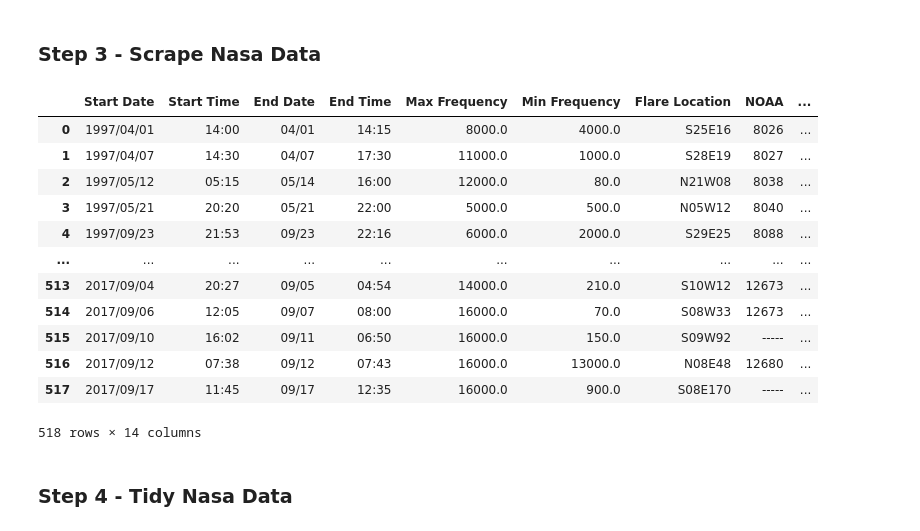
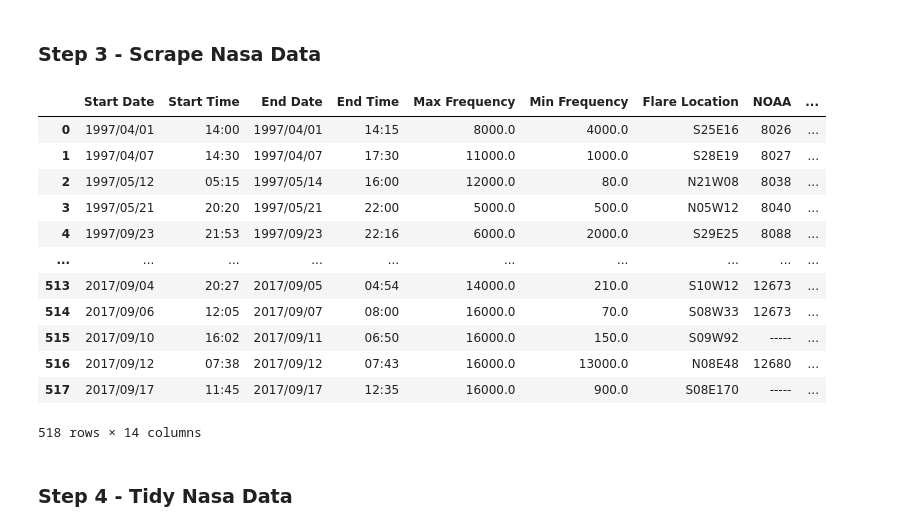
Before and after one commit to vasanth16/DSProjects, a Jupyter notebook: project1.ipynb, the cells around one changed output. Saved outputs shown, nothing was run; the diff lists cells and outputs as text; code cells hidden in the pictures.

```diff
--- a/project1.ipynb
+++ b/project1.ipynb
@@ -31,10 +31,10 @@ content = response.content # sets the content of the response
 a = BeautifulSoup(content) # create a beautifulsoup object for the content
 a.prettify() # prettify it
 solarTable = a.find('table') # finds the table on the website
-table = pd.read_html(solarTable.prettify()) # converts html table into pandas df
-table=table[0]
-table.columns = ['rank','x_class', 'date', 'region' ,'start_time', 'max_time', 'end_time', 'movie'] # sets columns
-table
+dfSolar = pd.read_html(solarTable.prettify()) # converts html table into pandas df
+dfSolar=dfSolar[0]
+dfSolar.columns = ['rank','x_class', 'date', 'region' ,'start_time', 'max_time', 'end_time', 'movie'] # sets columns
+dfSolar
 # %% [output]
 |  | rank | x_class | date | region | start_time | max_time | end_time | movie |
 | 0 | 1 | X28+ | 2003/11/04 | 486 | 19:29 | 19:53 | 20:06 | Movie View archive |
@@ -60,25 +60,25 @@ del table['movie'] # cuts 'movie' column
 # %%
 import datetime
-iterr = table.iterrows() # sets up iterator for table
+iterr = dfSolar.iterrows() # sets up iterator for table
 for i,row in iterr: # loops through rows
 
     temp = row['start_time'] + ' '+ row['date'] # create one string with both start time and date
     startDatetime = pd.to_datetime(temp) # convert string into a datetime object
-    table.loc[i,'start_time'] = startDatetime # uses current row index to replace time with datetime object
+    dfSolar.loc[i,'start_time'] = startDatetime # uses current row index to replace time with datetime object
 
     temp = row['max_time'] + ' '+ row['date'] # repeats replacement for all types of times
     maxDatetime = pd.to_datetime(temp)
-    table.loc[i,'max_time'] = maxDatetime
+    dfSolar.loc[i,'max_time'] = maxDatetime
 
     temp = row['end_time'] + ' '+ row['date']
     endDatetime = pd.to_datetime(temp)
-    table.loc[i,'end_time'] = endDatetime
+    dfSolar.loc[i,'end_time'] = endDatetime
 
-table = table.drop(columns=['date'], axis=1) # drops date column since no longer needed
-table = table.rename(columns={"start_time": "start_datetime", "max_time": "max_datetime", "end_time": "end_datetime"}, errors="raise")
+dfSolar = dfSolar.drop(columns=['date'], axis=1) # drops date column since no longer needed
+dfSolar = dfSolar.rename(columns={"start_time": "start_datetime", "max_time": "max_datetime", "end_time": "end_datetime"}, errors="raise")
 # renames columns ^
-table = table[['rank','x_class','start_datetime','max_datetime','end_datetime','region']] # rearrange columns
-table
+dfSolar = dfSolar[['rank','x_class','start_datetime','max_datetime','end_datetime','region']] # rearrange columns
+dfSolar
 # %% [output]
 |  | rank | x_class | start_datetime | max_datetime | end_datetime | region |
 | 0 | 1 | X28+ | 2003-11-04 19:29:00 | 2003-11-04 19:53:00 | 2003-11-04 20:06:00 | 486 |
@@ -157,47 +157,56 @@ for i in s:
 
     temp = re.sub(r'href[^<]+>', '', b[5])
     noLinkMin = re.sub(r'</a>','', temp)
     if noLinkMin != '????':
         noLinkMin = int(noLinkMin)
     else:
         noLinkMin = np.nan
 
     tempCME = re.sub(r'href[^<]+>', '', b[9])
     noLinkCME = re.sub(r'</a>','', tempCME)
 
     tempSpeed = re.sub(r'href[^<]+>', '', b[13])
     noLinkSpeed = re.sub(r'</a>','', tempSpeed)
 
+    imp = b[8]
+    if imp[-1] == '.':
+        imp = imp[:-1] + '+'
+
+    year = b[0][0:4]
+    enddate = year + '/'+ b[2]
+
+    cmeDate = year + '/' + noLinkCME
+
     insertRow = pd.Series({"Start Date": b[0],
                        "Start Time": b[1],
-                       "End Date": b[2],
+                       "End Date": enddate,
                        "End Time": b[3],
                        "Max Frequency": noLinkMax,
                        "Min Frequency": noLinkMin,
                        "Flare Location": b[6],
                        "NOAA": b[7],
-                       "Imp": b[8],
-                       "CME Date": noLinkCME,
+                       "Imp": imp,
+                       "CME Date": cmeDate,
                        "CME Time": b[10],
                        "CPA": b[11],
                        "Width": b[12],
                        "Speed": noLinkSpeed
                       })
     dfNasa = dfNasa.append(insertRow, ignore_index=True)
 dfNasa
 # %% [output]
 |  | Start Date | Start Time | End Date | End Time | Max Frequency | Min Frequency | Flare Location | NOAA | ... |
-| 0 | 1997/04/01 | 14:00 | 04/01 | 14:15 | 8000.0 | 4000.0 | S25E16 | 8026 | ... |
-| 1 | 1997/04/07 | 14:30 | 04/07 | 17:30 | 11000.0 | 1000.0 | S28E19 | 8027 | ... |
-| 2 | 1997/05/12 | 05:15 | 05/14 | 16:00 | 12000.0 | 80.0 | N21W08 | 8038 | ... |
-| 3 | 1997/05/21 | 20:20 | 05/21 | 22:00 | 5000.0 | 500.0 | N05W12 | 8040 | ... |
-| 4 | 1997/09/23 | 21:53 | 09/23 | 22:16 | 6000.0 | 2000.0 | S29E25 | 8088 | ... |
+| 0 | 1997/04/01 | 14:00 | 1997/04/01 | 14:15 | 8000.0 | 4000.0 | S25E16 | 8026 | ... |
+| 1 | 1997/04/07 | 14:30 | 1997/04/07 | 17:30 | 11000.0 | 1000.0 | S28E19 | 8027 | ... |
+| 2 | 1997/05/12 | 05:15 | 1997/05/14 | 16:00 | 12000.0 | 80.0 | N21W08 | 8038 | ... |
+| 3 | 1997/05/21 | 20:20 | 1997/05/21 | 22:00 | 5000.0 | 500.0 | N05W12 | 8040 | ... |
+| 4 | 1997/09/23 | 21:53 | 1997/09/23 | 22:16 | 6000.0 | 2000.0 | S29E25 | 8088 | ... |
 | ... | ... | ... | ... | ... | ... | ... | ... | ... | ... |
-| 513 | 2017/09/04 | 20:27 | 09/05 | 04:54 | 14000.0 | 210.0 | S10W12 | 12673 | ... |
-| 514 | 2017/09/06 | 12:05 | 09/07 | 08:00 | 16000.0 | 70.0 | S08W33 | 12673 | ... |
-| 515 | 2017/09/10 | 16:02 | 09/11 | 06:50 | 16000.0 | 150.0 | S09W92 | ----- | ... |
-| 516 | 2017/09/12 | 07:38 | 09/12 | 07:43 | 16000.0 | 13000.0 | N08E48 | 12680 | ... |
-| 517 | 2017/09/17 | 11:45 | 09/17 | 12:35 | 16000.0 | 900.0 | S08E170 | ----- | ... |
+| 513 | 2017/09/04 | 20:27 | 2017/09/05 | 04:54 | 14000.0 | 210.0 | S10W12 | 12673 | ... |
+| 514 | 2017/09/06 | 12:05 | 2017/09/07 | 08:00 | 16000.0 | 70.0 | S08W33 | 12673 | ... |
+| 515 | 2017/09/10 | 16:02 | 2017/09/11 | 06:50 | 16000.0 | 150.0 | S09W92 | ----- | ... |
+| 516 | 2017/09/12 | 07:38 | 2017/09/12 | 07:43 | 16000.0 | 13000.0 | N08E48 | 12680 | ... |
+| 517 | 2017/09/17 | 11:45 | 2017/09/17 | 12:35 | 16000.0 | 900.0 | S08E170 | ----- | ... |
 518 rows × 14 columns
 # %% [markdown]
 ### Step 4 - Tidy Nasa Data
```
Also changed, not shown: parts of 8 cells of this notebook.
